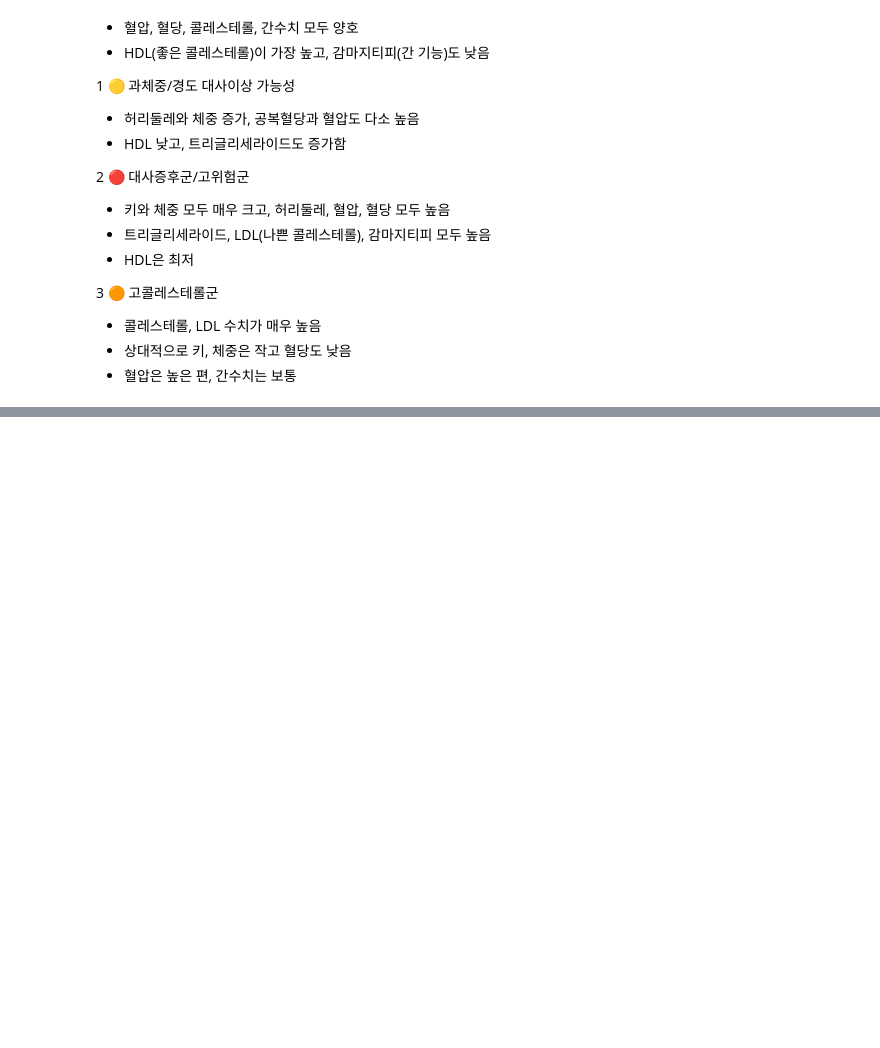
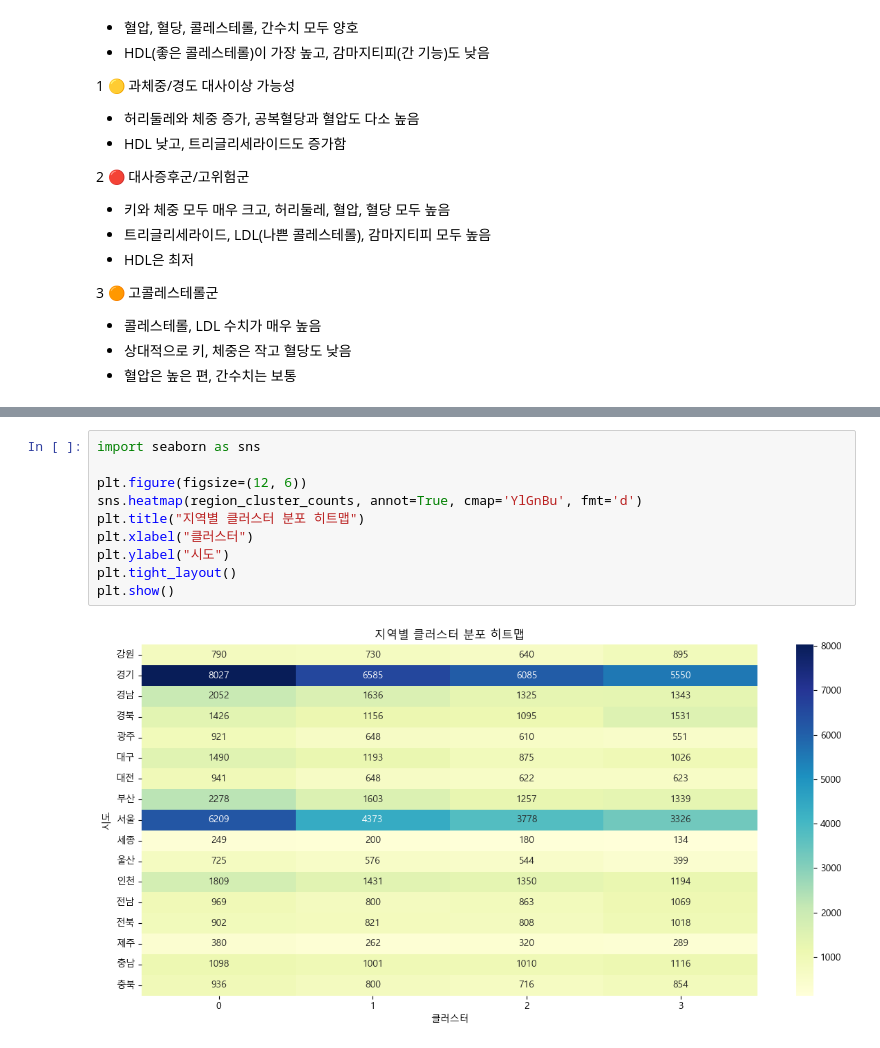
Before and after one commit to HSU-BigdataProgramming/cholesterol-prediction-nhis, a Jupyter notebook: KMeans.ipynb, the cells around one changed output, grey strips where cells are left out. Cells and saved outputs as stored; diff of their text form; blank space fills up the shorter version.

```diff
--- a/KMeans.ipynb
+++ b/KMeans.ipynb
@@ -144,0 +177,12 @@ print(disease_summary_df)
+# %%
+import seaborn as sns
+
+plt.figure(figsize=(12, 6))
+sns.heatmap(region_cluster_counts, annot=True, cmap='YlGnBu', fmt='d')
+plt.title("지역별 클러스터 분포 히트맵")
+plt.xlabel("클러스터")
+plt.ylabel("시도")
+plt.tight_layout()
+plt.show()
+# %% [output]
+[figure, added]
```
Also changed, not shown: parts of 5 cells of this notebook.
